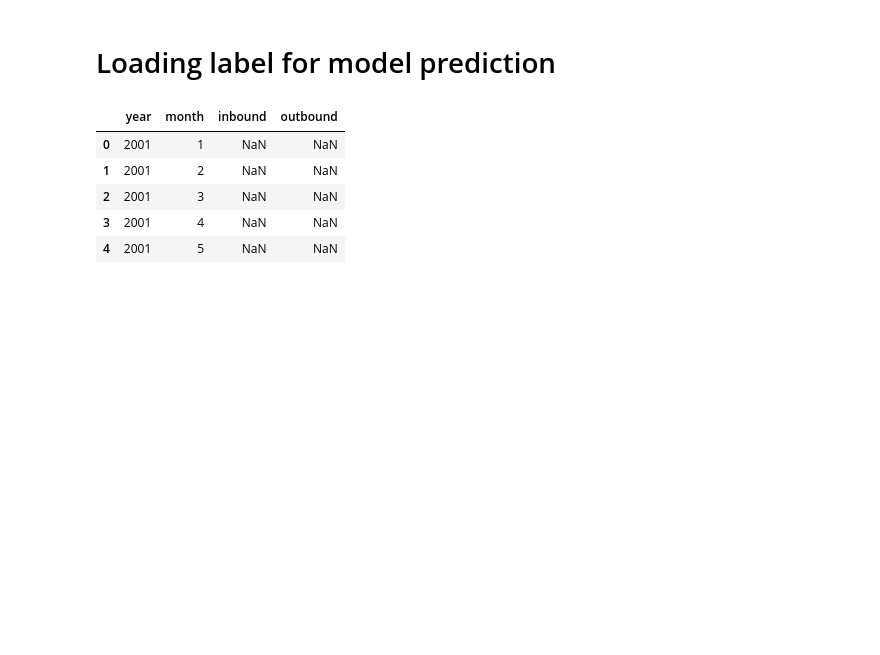
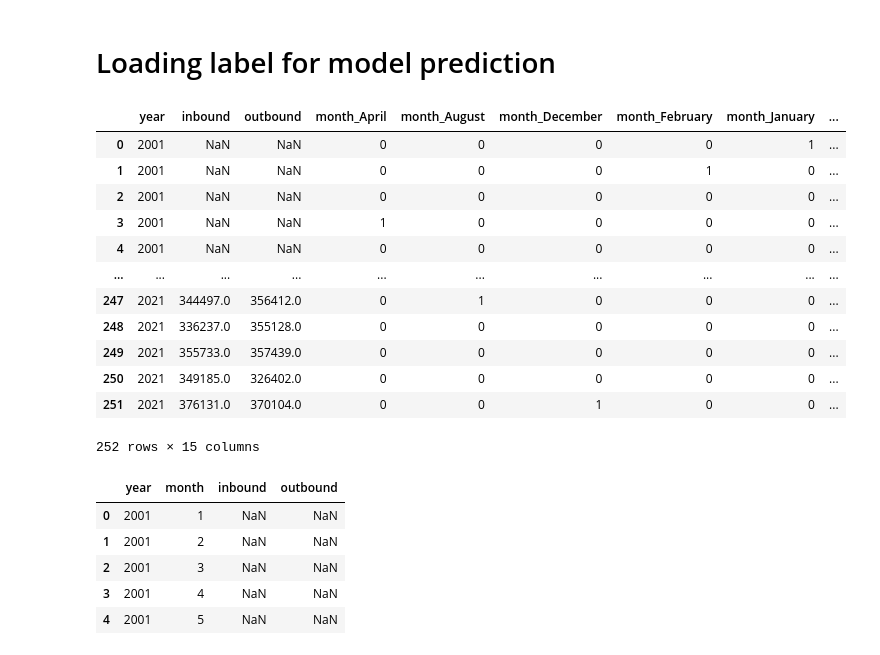
Before and after one commit to n-pitabread/container_forcast, a Jupyter notebook: container_forcast.ipynb, the cells around one changed output. Cells and saved outputs as stored; diff of their text form; code cells hidden in the pictures; blank space fills up the shorter version.

```diff
--- a/container_forcast.ipynb
+++ b/container_forcast.ipynb
@@ -20,6 +20,35 @@ import numpy as np
 import pandas as pd
 # %% [markdown]
 # Loading label for model prediction
+# %%
+months = ['January', 'February', 'March', 'April', 'May',
+'June', 'July', 'August', 'September', 'October', 'November', 'December']
+
+label_df = pd.DataFrame(data={'year': np.array([[year]*12 for year in range(2001,2022)]).flatten(),
+                        'month': months*21 })
+
+
+throughput_df = pd.read_csv("container_throughput_label.csv")
+
+label_df = pd.merge(left=label_df, right=throughput_df, how='left', on=['year','month'])
+
+label_df = pd.get_dummies(label_df)
+
+label_df
+# %% [output]
+|  | year | inbound | outbound | month_April | month_August | month_December | month_February | month_January | ... |
+| 0 | 2001 | NaN | NaN | 0 | 0 | 0 | 0 | 1 | ... |
+| 1 | 2001 | NaN | NaN | 0 | 0 | 0 | 1 | 0 | ... |
+| 2 | 2001 | NaN | NaN | 0 | 0 | 0 | 0 | 0 | ... |
+| 3 | 2001 | NaN | NaN | 1 | 0 | 0 | 0 | 0 | ... |
+| 4 | 2001 | NaN | NaN | 0 | 0 | 0 | 0 | 0 | ... |
+| ... | ... | ... | ... | ... | ... | ... | ... | ... | ... |
+| 247 | 2021 | 344497.0 | 356412.0 | 0 | 1 | 0 | 0 | 0 | ... |
+| 248 | 2021 | 336237.0 | 355128.0 | 0 | 0 | 0 | 0 | 0 | ... |
+| 249 | 2021 | 355733.0 | 357439.0 | 0 | 0 | 0 | 0 | 0 | ... |
+| 250 | 2021 | 349185.0 | 326402.0 | 0 | 0 | 0 | 0 | 0 | ... |
+| 251 | 2021 | 376131.0 | 370104.0 | 0 | 0 | 1 | 0 | 0 | ... |
+252 rows × 15 columns
 # %%
 months = ['January', 'February', 'March', 'April', 'May',
 'June', 'July', 'August', 'September', 'October', 'November', 'December']
```
Also changed, not shown: parts of 4 cells of this notebook, 2 other files.
